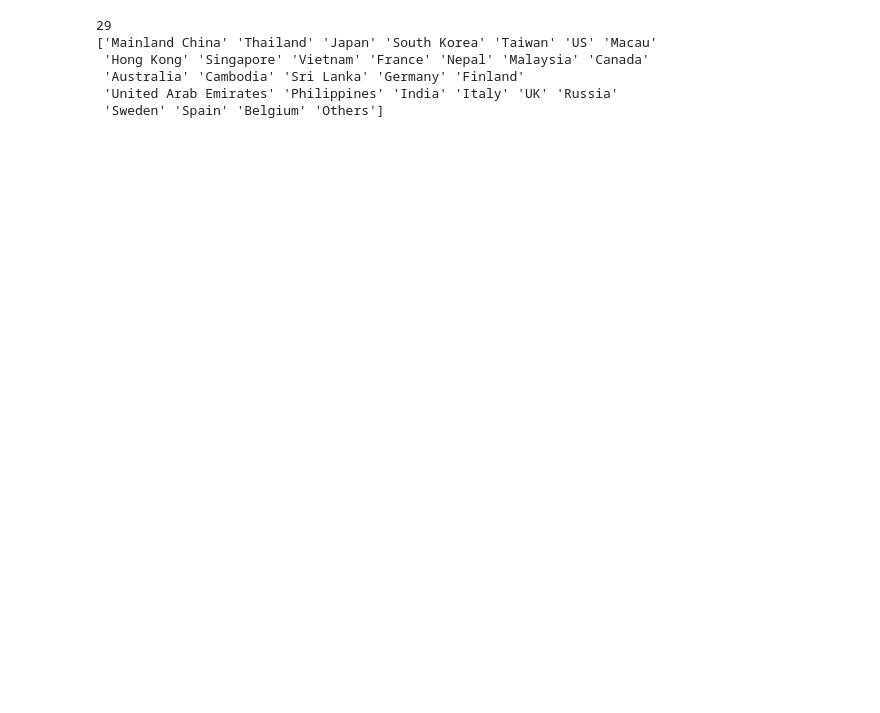
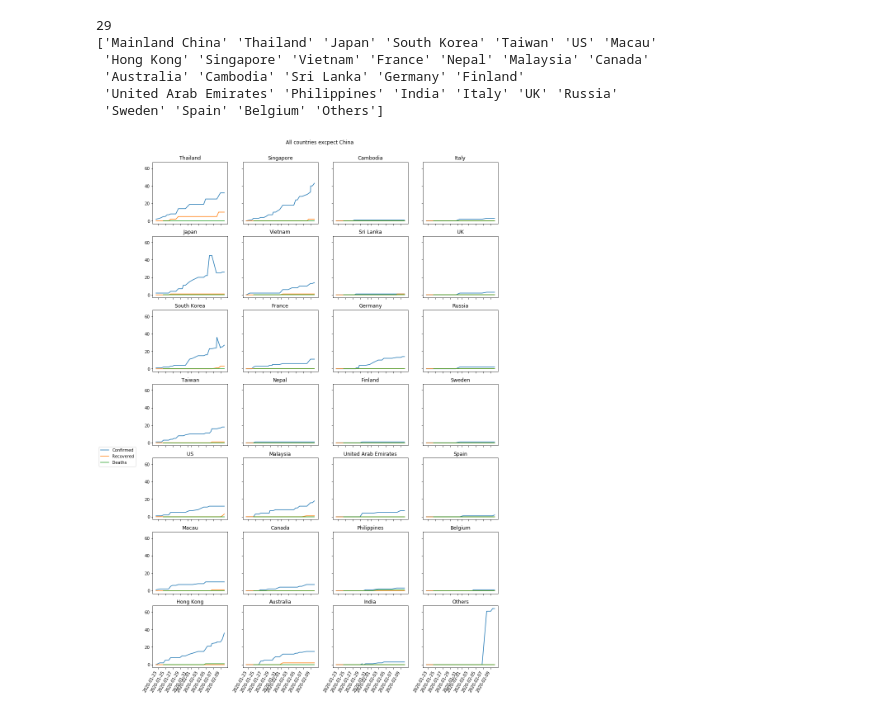
Before and after one commit to msarnacki/coronavirus-2019-nCoV, a Jupyter notebook: main.ipynb, the cells around one changed output. Cells and saved outputs as stored; diff of their text form; code cells hidden in the pictures; blank space fills up the shorter version.

```diff
--- a/main.ipynb
+++ b/main.ipynb
@@ -200,38 +204,40 @@ country_confirmed_series = ts_df_list[0][ts_df_list[0]['Country/Region']==countr
 country_recovered_series = ts_df_list[1][ts_df_list[1]['Country/Region']==countries_ts[0]].iloc[:,5:].sum(axis=0)
 country_deaths_series = ts_df_list[2][ts_df_list[2]['Country/Region']==countries_ts[0]].iloc[:,5:].sum(axis=0)
 dates_0 = country_confirmed_series.index.values
-dates_datetime_0 = pd.to_datetime(dates_0, format="%m/%d/%Y %I:%M %p")
+dates_datetime_0 = pd.to_datetime(dates_0, infer_datetime_format=True)
 dates_1 = country_recovered_series.index.values
-dates_datetime_1 = pd.to_datetime(dates_1, format="%m/%d/%Y %I:%M %p")
+dates_datetime_1 = pd.to_datetime(dates_1, infer_datetime_format=True)
 dates_2 = country_deaths_series.index.values
-dates_datetime_2 = pd.to_datetime(dates_2, format="%m/%d/%Y %I:%M %p")
+dates_datetime_2 = pd.to_datetime(dates_2, infer_datetime_format=True)
 
 plots_in_row = 4
-plots_in_col = math.floor((len(countries_ts)+3)/4)
-print(plots_in_col)
+#define how many rows on how many countries in list without china
+plots_in_col = math.floor((len(countries_ts)-1)/4)
 
 fig, axs = plt.subplots(plots_in_col, plots_in_row, figsize=(15, 25), sharey=True, sharex=True)
 fig.autofmt_xdate(rotation=60)
 
 axs0 = axs.shape[0]
 axs1 = axs.shape[1]
 
 i = 0
 j = 0
 
 for country in countries_ts[1:]:
 
     axs[i][j].plot(dates_datetime_0,ts_df_list[0][ts_df_list[0]['Country/Region']==country].iloc[:,5:].sum(axis=0))
     axs[i][j].plot(dates_datetime_1,ts_df_list[1][ts_df_list[1]['Country/Region']==country].iloc[:,5:].sum(axis=0))
     axs[i][j].plot(dates_datetime_2,ts_df_list[2][ts_df_list[2]['Country/Region']==country].iloc[:,5:].sum(axis=0))
     axs[i][j].set_title(country)
     #axs[i][j].set_xticklabels(rotation=90)
     i = i + 1
     if i==plots_in_col:
         i = 0
         j = j + 1
         if j==plots_in_row:
             j = 0
 fig.suptitle('All countries excpect China',y=0.91)
 fig.legend(['Confirmed', 'Recovered', 'Deaths'],loc='upper left', bbox_to_anchor=(0., 0., 0.5, 0.5),bbox_transform=plt.gcf().transFigure)
 plt.savefig("img/rest.png",bbox_inches='tight')
+# %% [output]
+[figure, added]
```
Also changed, not shown: parts of 4 cells of this notebook, 5 other files.
